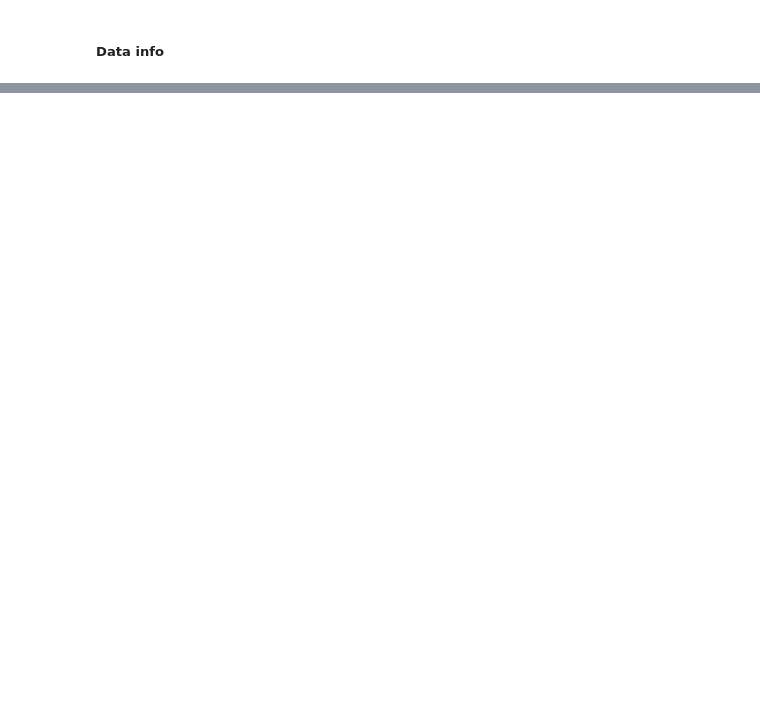
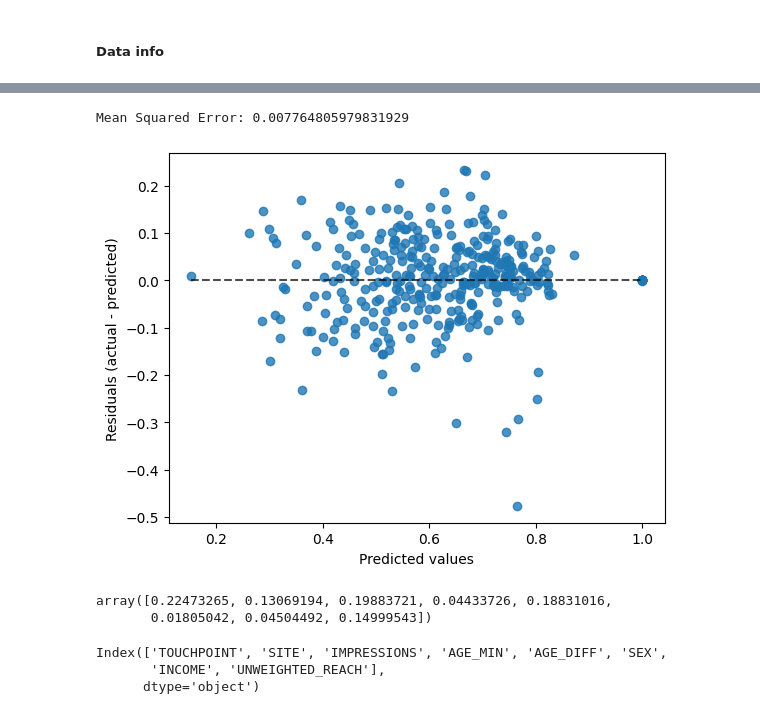
Before and after one commit to emolodniak/jupyter, a Jupyter notebook: randomforest/composition.ipynb, the cells around one changed output, grey strips where cells are left out. Cells and saved outputs as stored; diff of their text form; code cells hidden in the pictures; blank space fills up the shorter version.

```diff
--- a/randomforest/composition.ipynb
+++ b/randomforest/composition.ipynb
@@ -13,3 +13,6 @@ df.head()
 | 2 | IVIDEO | 2016-08-01 | IMHO | 1549885 | 20 | 34 | W | 1 | 89 | ... |
 | 3 | DISPLAY | 2016-03-01 | OK | 22885630 | 20 | 15 | W | 1 | 367 | ... |
 | 4 | IVIDEO | 2016-06-01 | GPMD | 781124 | 16 | 19 | W | 0 | 91 | ... |
+# %%
+df.drop(columns='MONTH', inplace=True)
+df.info()
@@ -33,0 +73,3 @@ dic
+# %%
+y = df[['COMPOSITION']]
+y.head()
@@ -33,0 +83,53 @@ dic
+# %%
+# Import the necessary libraries
+from sklearn.ensemble import RandomForestRegressor
+from sklearn.model_selection import train_test_split
+from sklearn.preprocessing import LabelEncoder
+from sklearn.metrics import mean_squared_error
+
+# Load the dataset and separate the features and target variable
+# Assuming 'X' contains the features and 'y' contains the target variable
+X = df.drop(columns='COMPOSITION')
+# Encode categorical variables
+# Let's assume 'cat_vars' is a list of categorical variable column names
+cat_vars = ['TOUCHPOINT','SITE','SEX']
+label_encoders = {}
+for var in cat_vars:
+    label_encoders[var] = LabelEncoder()
+    X[var] = label_encoders[var].fit_transform(X[var])
+
+# Split the data into training and testing sets
+X_train, X_test, y_train, y_test = train_test_split(X, y, test_size=0.2, random_state=42) #, stratify=X[['TOUCHPOINT','SITE','SEX']]
+
+# Create a Random Forest regression model
+rf_model = RandomForestRegressor(n_estimators=100, random_state=42)
+
+# Fit the model on the training data
+rf_model.fit(X_train, y_train)
+
+# Predict on the test data
+y_pred = rf_model.predict(X_test)
+
+# Evaluate the model using a metric such as mean squared error
+mse = mean_squared_error(y_test, y_pred)
+print("Mean Squared Error:", mse)
+# %% [output]
+Mean Squared Error: 0.007764805979831929
+# %%
+from sklearn.metrics import PredictionErrorDisplay
+display = PredictionErrorDisplay(y_true=y_test.COMPOSITION.values, y_pred=y_pred)
+display.plot()
+plt.show()
+# %% [output]
+[figure, added]
+# %%
+rf_model.feature_importances_
+# %% [output]
+array([0.22473265, 0.13069194, 0.19883721, 0.04433726, 0.18831016,
+       0.01805042, 0.04504492, 0.14999543])
+# %%
+X.columns
+# %% [output]
+Index(['TOUCHPOINT', 'SITE', 'IMPRESSIONS', 'AGE_MIN', 'AGE_DIFF', 'SEX',
+       'INCOME', 'UNWEIGHTED_REACH'],
+      dtype='object')
```
Also changed, not shown: parts of 12 cells of this notebook.
